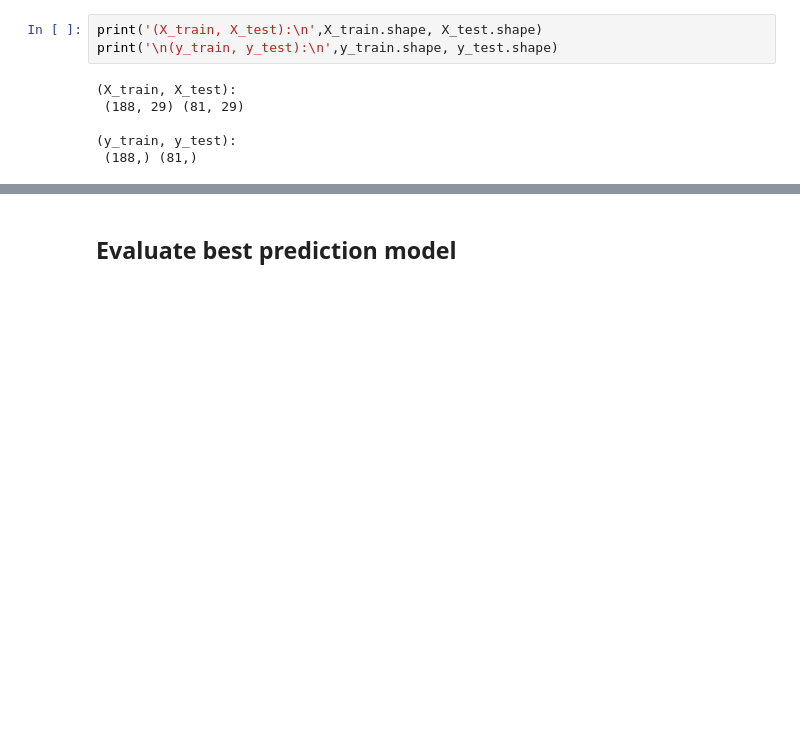
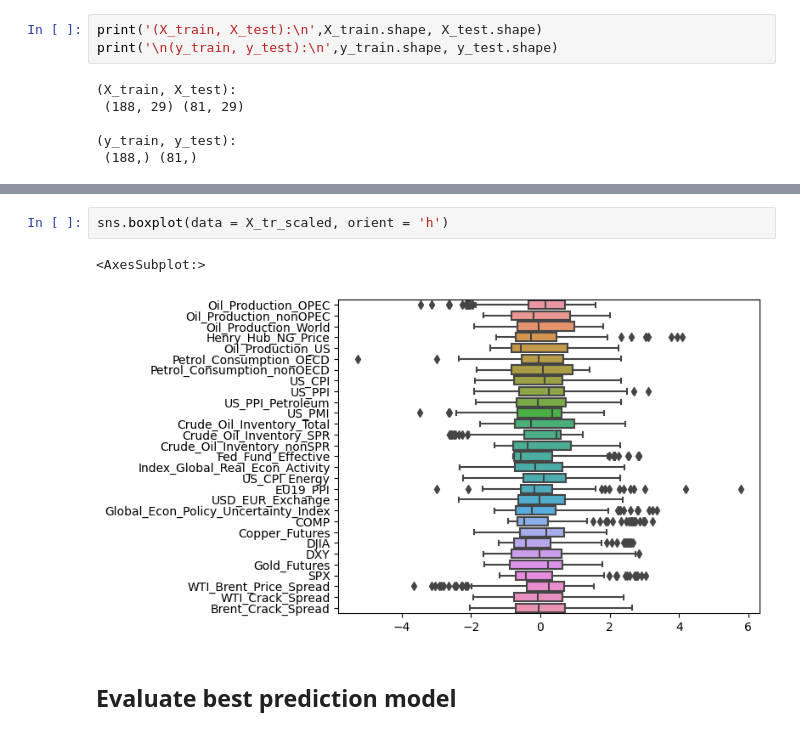
Before and after one commit to faridjn/WTI_Crude_Oil_Price_Prediction_Using_ML, a Jupyter notebook: notebooks/04_pre-processing_and_training.ipynb, the cells around one changed output, grey strips where cells are left out. Drawn from its saved outputs; the diff is of its cells as text; blank space fills up the shorter version.

```diff
--- a/notebooks/04_pre-processing_and_training.ipynb
+++ b/notebooks/04_pre-processing_and_training.ipynb
@@ -131,3 +173,8 @@ plt.subplots_adjust(hspace=0.5);
+# %%
+sns.boxplot(data = X_tr_scaled, orient = 'h')
+# %% [output]
+<AxesSubplot:>
+[figure, added]
 # %% [markdown]
 ## Evaluate best prediction model
 # %%
```
Also changed, not shown: parts of 11 cells of this notebook.
